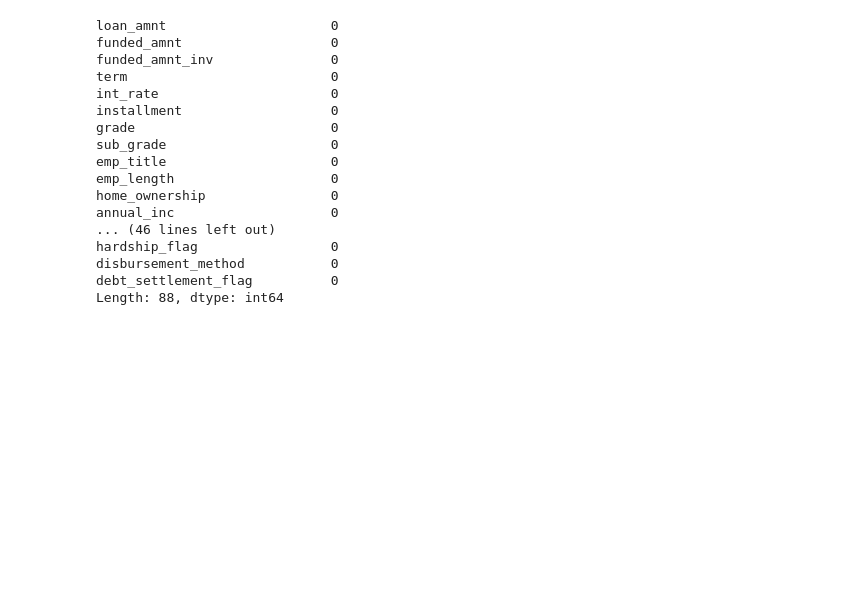
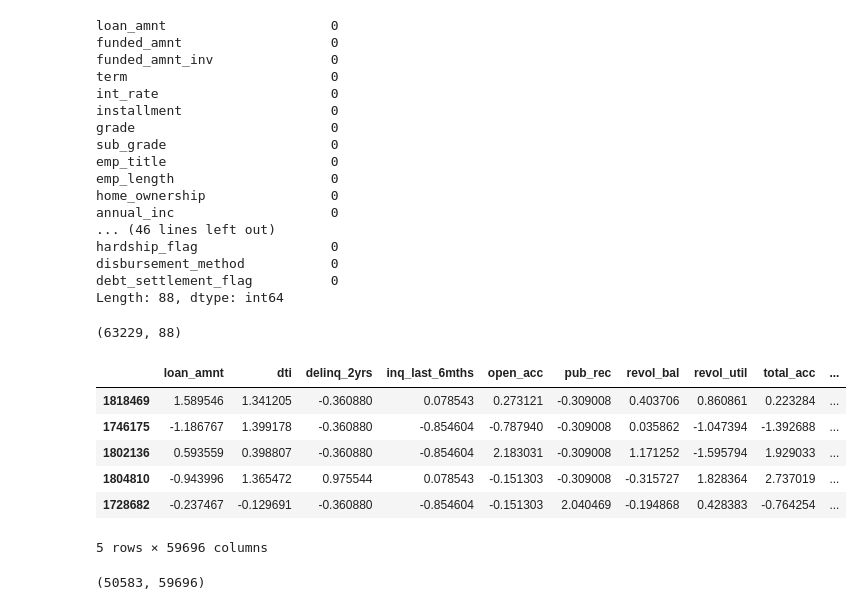
Before and after one commit to battogtokhb/cs230-final, a Jupyter notebook: LendingClubDataPreprocessing.ipynb, the cells around one changed output. Drawn from its saved outputs; the diff is of its cells as text; code cells hidden in the pictures; blank space fills up the shorter version.

```diff
--- a/LendingClubDataPreprocessing.ipynb
+++ b/LendingClubDataPreprocessing.ipynb
@@ -108,6 +109,10 @@ hardship_flag                 0
 disbursement_method           0
 debt_settlement_flag          0
 Length: 88, dtype: int64
+# %%
+df.shape
+# %% [output]
+(63229, 88)
 # %%
 CATEGORICAL = ['term',  'home_ownership', 'verification_status', 'purpose',
               'zip_code', 'addr_state', 'earliest_cr_line', 'initial_list_status', 'application_type',
@@ -122,6 +127,20 @@ NUMERIC = ['loan_amnt', 'dti', 'delinq_2yrs', 'inq_last_6mths', 'open_acc',
        'pct_tl_nvr_dlq', 'percent_bc_gt_75', 'pub_rec_bankruptcies', 'tax_liens', 'tot_hi_cred_lim',
           'total_bal_ex_mort','total_il_high_credit_limit',  ]
 LABEL = ['grade']
+# %%
+x_train.head()
+# %% [output]
+|  | loan_amnt | dti | delinq_2yrs | inq_last_6mths | open_acc | pub_rec | revol_bal | revol_util | total_acc | ... |
+| 1818469 | 1.589546 | 1.341205 | -0.360880 | 0.078543 | 0.273121 | -0.309008 | 0.403706 | 0.860861 | 0.223284 | ... |
+| 1746175 | -1.186767 | 1.399178 | -0.360880 | -0.854604 | -0.787940 | -0.309008 | 0.035862 | -1.047394 | -1.392688 | ... |
+| 1802136 | 0.593559 | 0.398807 | -0.360880 | -0.854604 | 2.183031 | -0.309008 | 1.171252 | -1.595794 | 1.929033 | ... |
+| 1804810 | -0.943996 | 1.365472 | 0.975544 | 0.078543 | -0.151303 | -0.309008 | -0.315727 | 1.828364 | 2.737019 | ... |
+| 1728682 | -0.237467 | -0.129691 | -0.360880 | -0.854604 | -0.151303 | 2.040469 | -0.194868 | 0.428383 | -0.764254 | ... |
+5 rows × 59696 columns
+# %%
+x_train.shape
+# %% [output]
+(50583, 59696)
 # %%
 def encode_categorical(frame, categorical_cols):
     for col in categorical_cols:
```
Also changed, not shown: parts of 6 cells of this notebook.
